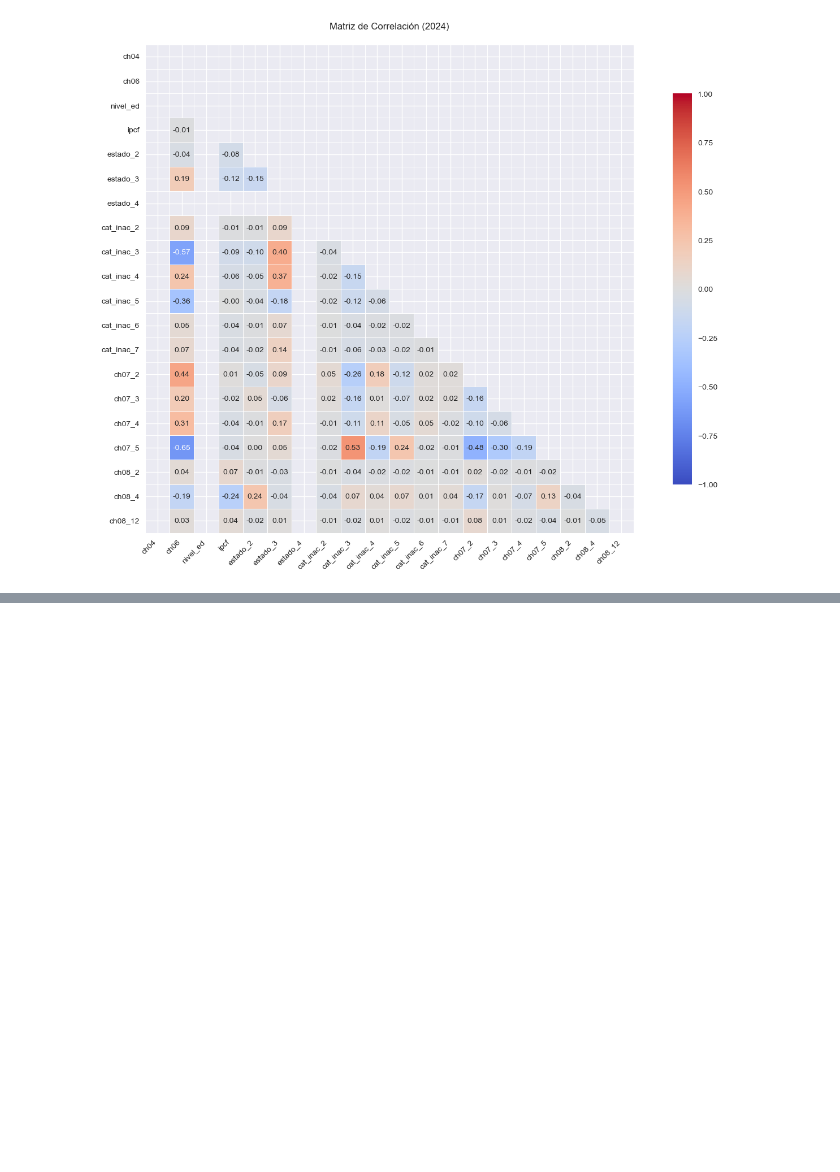
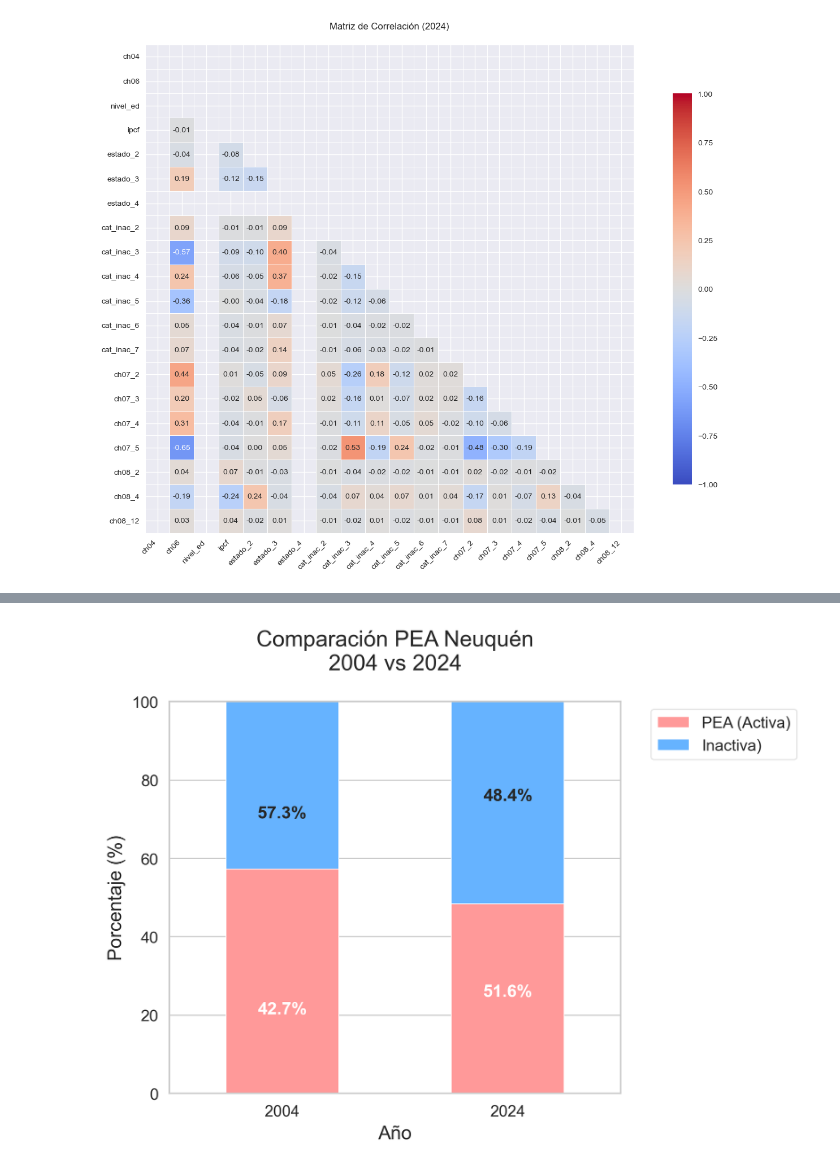
Before and after one commit to Franbarrial/BigDataUBA-Grupo-27, a Jupyter notebook: TP2/Código TP2.ipynb, the cells around one changed output, grey strips where cells are left out. Saved outputs shown, nothing was run; the diff lists cells and outputs as text; code cells hidden in the pictures; blank space fills up the shorter version.

```diff
--- a/TP2/Código TP2.ipynb
+++ b/TP2/Código TP2.ipynb
@@ -468,0 +511,91 @@ plt.show()
+# %%
+import pandas as pd
+import matplotlib.pyplot as plt
+import seaborn as sns
+
+
+df_2004 = pd.read_stata("usu_individual_T104.dta", convert_categoricals=False)
+df_2024 = pd.read_excel("usu_individual_T124.xlsx")
+
+#. Verificar estructura de los datos
+print("\nColumnas 2004:", df_2004.columns.tolist())
+print("Columnas 2024:", df_2024.columns.tolist())
+
+# 3. Estandarizar nombres de columnas críticas
+df_2004 = df_2004.rename(columns={
+    'aglomerado': 'AGLOMERADO',
+    'estado': 'ESTADO',
+    'p21': 'P21',
+    'ipcf': 'IPCF',
+    'ch04': 'CH04',
+    'ch06': 'CH06'
+})
+
+# . Filtrar Neuquén (código 17 en ambos años)
+neuquen_2004 = df_2004[df_2004['AGLOMERADO'] == 17].copy()
+neuquen_2024 = df_2024[df_2024['AGLOMERADO'] == 17].copy()
+
+
+print("\nRegistros 2004:", len(neuquen_2004))
+print("Registros 2024:", len(neuquen_2024))
+
+
+neuquen_2004['ANIO'] = 2004
+neuquen_2024['ANIO'] = 2024
+
+
+common_cols = list(set(neuquen_2004.columns) & set(neuquen_2024.columns))
+neuquen_total = pd.concat([
+    neuquen_2004[common_cols],
+    neuquen_2024[common_cols]
+], ignore_index=True)
+
+
+respondieron = neuquen_total[neuquen_total['ESTADO'] != 0].copy()
+respondieron['PEA'] = respondieron['ESTADO'].apply(lambda x: 1 if x in [1, 2] else 0)
+
+
+pea_composicion = respondieron.groupby(['ANIO', 'PEA']).size().unstack(fill_value=0)
+pea_composicion = pea_composicion.div(pea_composicion.sum(axis=1), axis=0) * 100
+pea_composicion.columns = ['Inactiva', 'Activa']
+
+
+all_years = [2004, 2024]
+pea_composicion = pea_composicion.reindex(all_years, fill_value=0)
+
+print("\nCOMPOSICIÓN PEA NEUQUÉN (2004 y 2024)")
+print(pea_composicion.round(1))
+
+# Gráfico comparativo
+plt.figure(figsize=(10, 6))
+ax = pea_composicion.plot(kind='bar',
+                         stacked=True,
+                         color=['#ff9999', '#66b3ff'],
+                         width=0.5)
+
+plt.title('Comparación PEA Neuquén\n2004 vs 2024', fontsize=14, pad=20)
+plt.xlabel('Año', fontsize=12)
+plt.ylabel('Porcentaje (%)', fontsize=12)
+plt.xticks(rotation=0)
+plt.ylim(0, 100)
+
+
+for i, year in enumerate(pea_composicion.index):
+    if year in pea_composicion.index:
+        activa = pea_composicion.loc[year, 'Activa']
+        inactiva = pea_composicion.loc[year, 'Inactiva']
+        plt.text(i, activa/2, f"{activa:.1f}%", ha='center', va='center',
+                fontsize=11, color='white', fontweight='bold')
+        plt.text(i, activa + inactiva/2, f"{inactiva:.1f}%", ha='center',
+                va='center', fontsize=11, fontweight='bold')
+
+plt.legend(['PEA (Activa)', 'Inactiva)'], bbox_to_anchor=(1.05, 1))
+plt.tight_layout()
+plt.savefig('pea_comparacion.png', dpi=300, bbox_inches='tight')
+plt.show()
+
+# 11. Guardar datos
+respondieron.to_csv('respondieron_neuquen.csv', index=False)
+print("\nDatos guardados en 'respondieron_neuquen.csv'")
+print("Gráfico guardado como 'pea_comparacion.png'")
+# %% [output]
@@ -468,0 +614 @@ plt.show()
+[figure, added]
```
Also changed, not shown: parts of 6 cells of this notebook.
